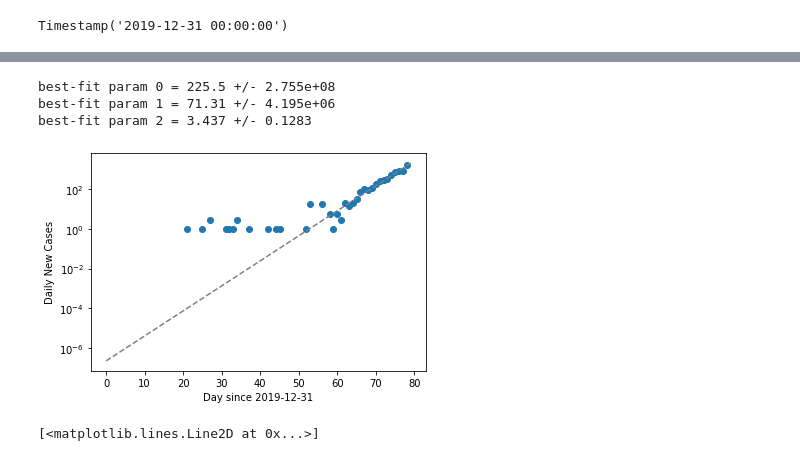
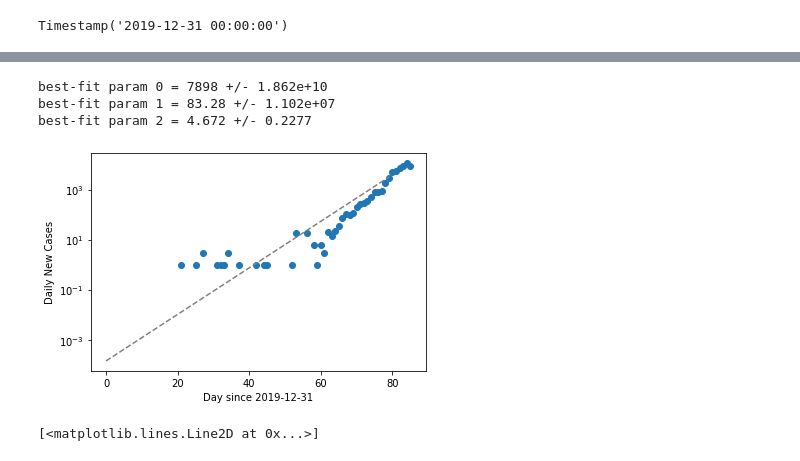
Before and after one commit to qi-feng/corona, a Jupyter notebook: corona.ipynb, the cells around one changed output, grey strips where cells are left out. Drawn from its saved outputs; the diff is of its cells as text; code cells hidden in the pictures.

```diff
--- a/corona.ipynb
+++ b/corona.ipynb
@@ -20,6 +26,7 @@ open('COVID-19-geographic-disbtribution-worldwide-2020-03-18.xls', 'wb').write(r
 # %% [markdown]
 # read data
 # %%
-df = pd.read_excel("COVID-19-geographic-disbtribution-worldwide-2020-03-18.xls")
+#df = pd.read_excel("COVID-19-geographic-disbtribution-worldwide-2020-03-18.xls")
+df = pd.read_excel("COVID-19-geographic-disbtribution-worldwide-today.xls")
 df
 # %% [output]
@@ -254,39 +320,39 @@ plt.plot((dfus["DateRep"]-t0)/ np.timedelta64(1, 'D'), dfus["Cases"], marker="o"
 
 plot_ts = np.arange(0,80,1.0)
 #ps_, dps_, ts_, ylo_, yhi_ = fit_factory_boundMC(logistic_dNdt,
 #                                                (dfus["DateRep"]-t0)/ np.timedelta64(1, 'D'),
 #                                                 dfus["Cases"].values,
 #                                                       p0=[2000, 85, 5],
 #                                                        plotEs=plot_ts)
 
 ps_, dps_, ts_, ylo_, yhi_ = fit_factory_boundMC(exp,
                                                  (dfus["DateRep"]-t0)/ np.timedelta64(1, 'D'),
                                                  dfus["Cases"].values,
-                                                 p0=[1000, 70, 3],
+                                                 p0=[3000, 80, 3],
                                                  plotEs=plot_ts)
 
 model_ = exp(plot_ts, *ps_)
 plt.plot(plot_ts, model_, color="gray", ls='--')
 plt.fill_between(ts_,ylo_, yhi_,alpha=0.3,color="gray")
 
 
 #set tick labels
 #plt.xticks(rotation=30)
 
 #set axis labels
 plt.xlabel("Day since 2019-12-31")
 plt.ylabel("Daily New Cases")
 
 #
 plt.yscale('log')
 
 #save plot
-plt.savefig("US_COVID_Mar18_semilog.png")
+plt.savefig("US_COVID_Mar25_semilog.png")
 # %% [output]
-best-fit param 0 = 225.5 +/- 2.755e+08
-best-fit param 1 = 71.31 +/- 4.195e+06
-best-fit param 2 = 3.437 +/- 0.1283
+best-fit param 0 = 7898 +/- 1.862e+10
+best-fit param 1 = 83.28 +/- 1.102e+07
+best-fit param 2 = 4.672 +/- 0.2277
-[figure, old version]
+[figure, new version]
 # %%
 # logistic funciton pdf example
 plot_ts = np.arange(0,90,1.0)
```
Also changed, not shown: parts of 25 cells of this notebook, 2 other files.
